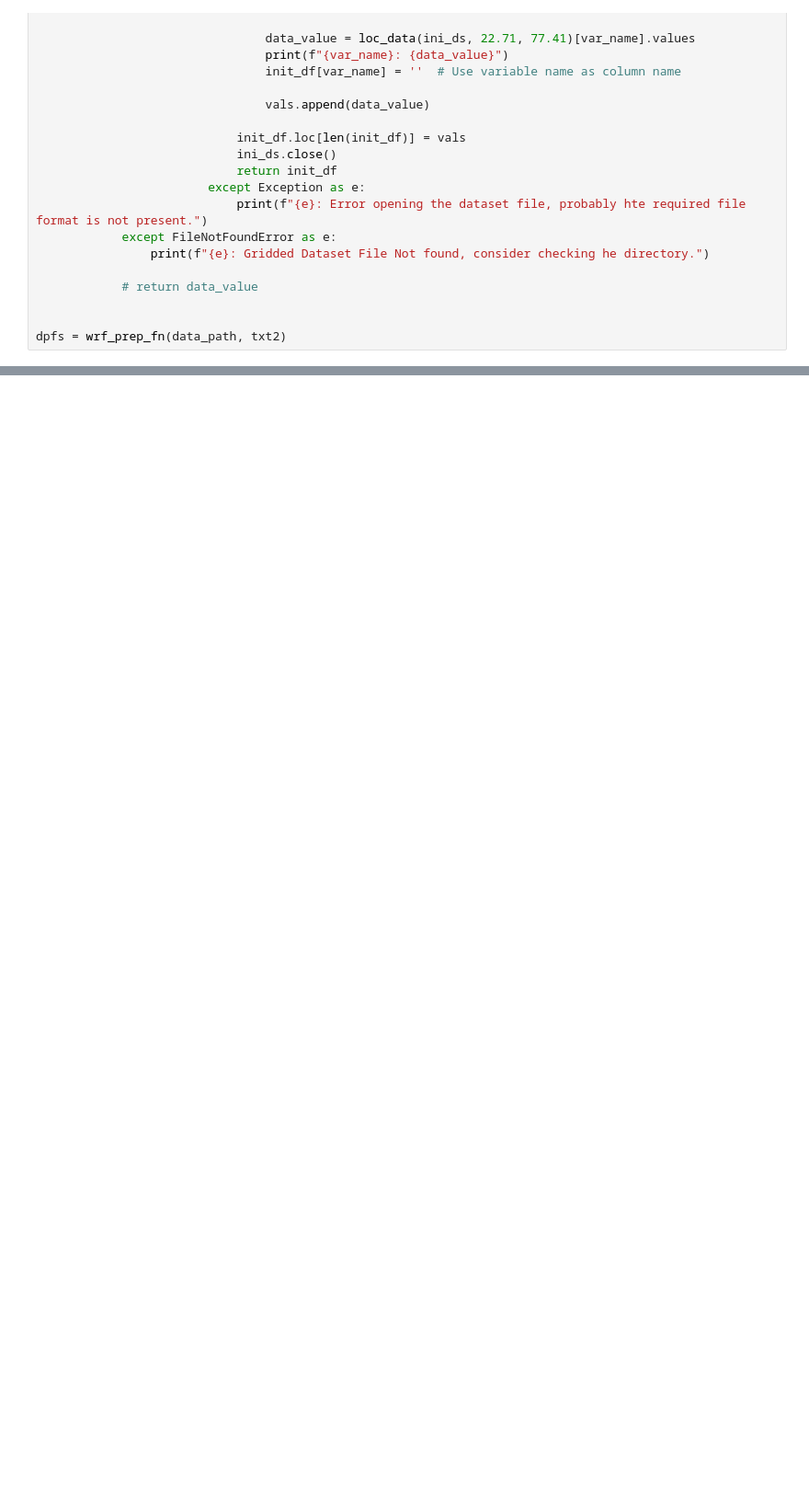
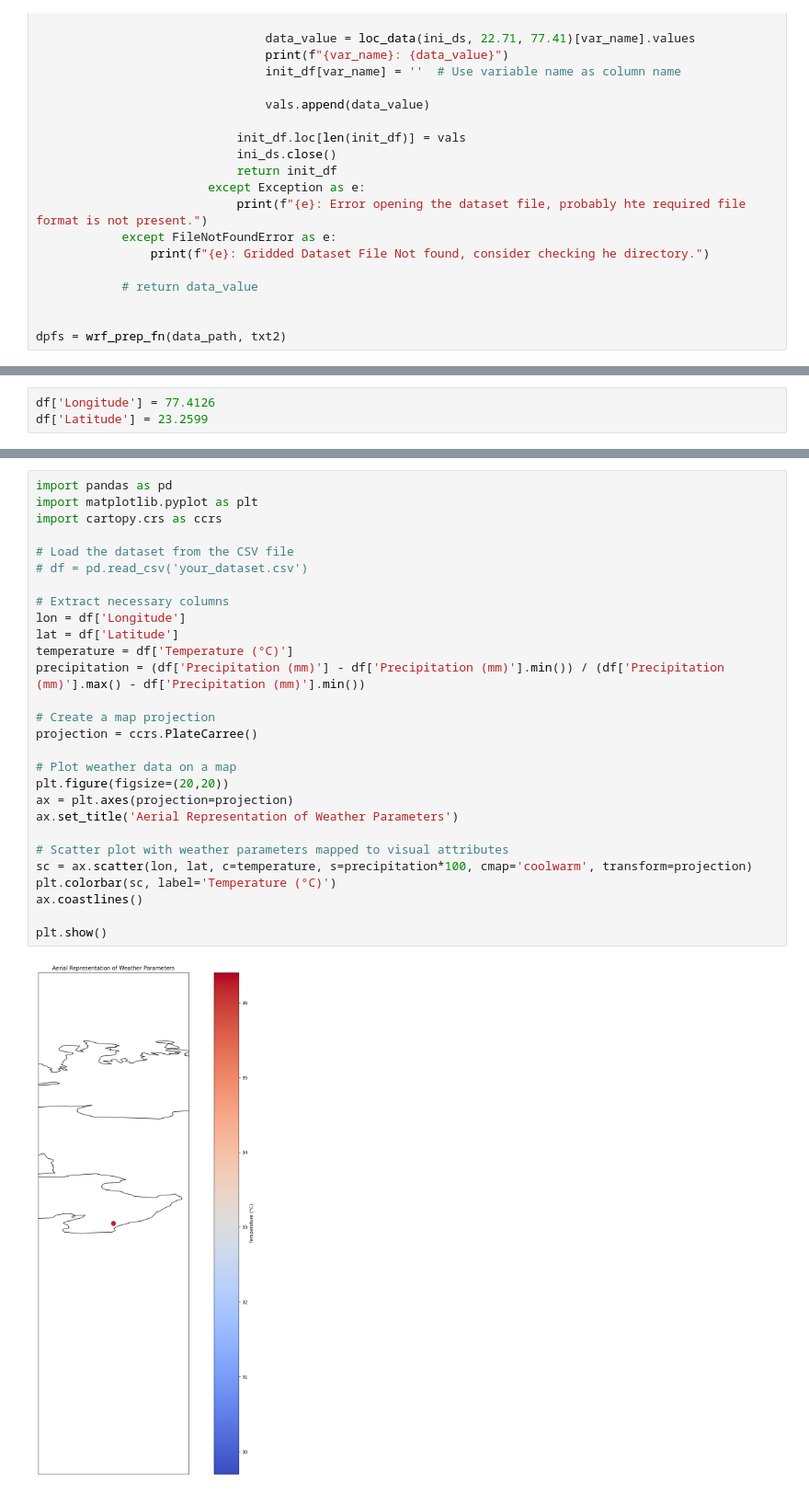
Before and after one commit to Rishit605/MetP, a Jupyter notebook: ETL.ipynb, the cells around one changed output, grey strips where cells are left out. Shown at 92% size. Saved outputs shown, nothing was run; the diff lists cells and outputs as text; blank space fills up the shorter version.

```diff
--- a/ETL.ipynb
+++ b/ETL.ipynb
@@ -84,0 +304,3 @@ dpfs = wrf_prep_fn(data_path, txt2)
+# %%
+df['Longitude'] = 77.4126
+df['Latitude'] = 23.2599
@@ -84,0 +349,30 @@ dpfs = wrf_prep_fn(data_path, txt2)
+# %%
+import pandas as pd
+import matplotlib.pyplot as plt
+import cartopy.crs as ccrs
+
+# Load the dataset from the CSV file
+# df = pd.read_csv('your_dataset.csv')
+
+# Extract necessary columns
+lon = df['Longitude']
+lat = df['Latitude']
+temperature = df['Temperature (°C)']
+precipitation = (df['Precipitation (mm)'] - df['Precipitation (mm)'].min()) / (df['Precipitation (mm)'].max() - df['Precipitation (mm)'].min())
+
+# Create a map projection
+projection = ccrs.PlateCarree()
+
+# Plot weather data on a map
+plt.figure(figsize=(20,20))
+ax = plt.axes(projection=projection)
+ax.set_title('Aerial Representation of Weather Parameters')
+
+# Scatter plot with weather parameters mapped to visual attributes
+sc = ax.scatter(lon, lat, c=temperature, s=precipitation*100, cmap='coolwarm', transform=projection)
+plt.colorbar(sc, label='Temperature (°C)')
+ax.coastlines()
+
+plt.show()
+# %% [output]
+[figure, added]
```
Also changed, not shown: parts of 18 cells of this notebook, 3 other files.
